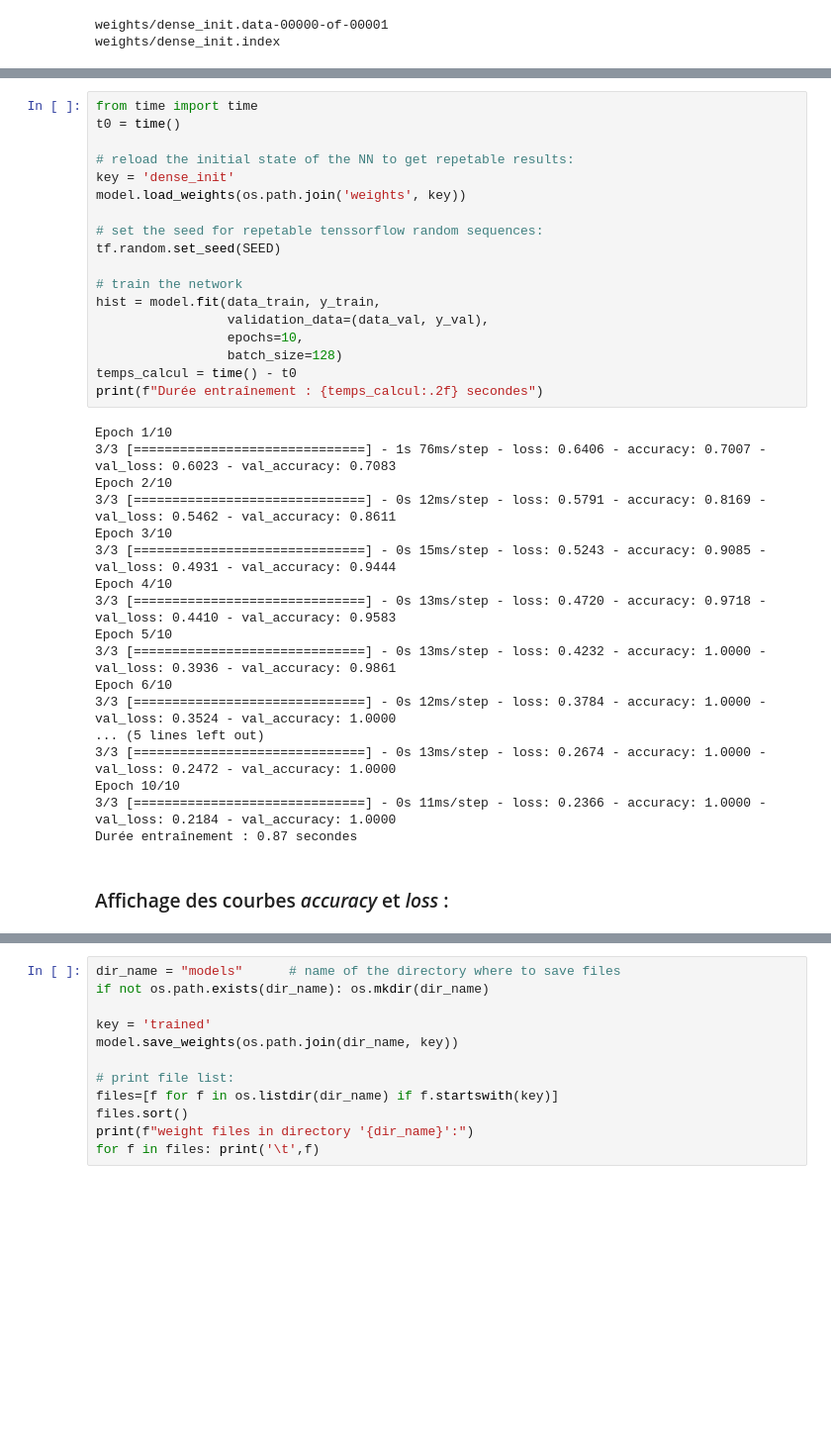
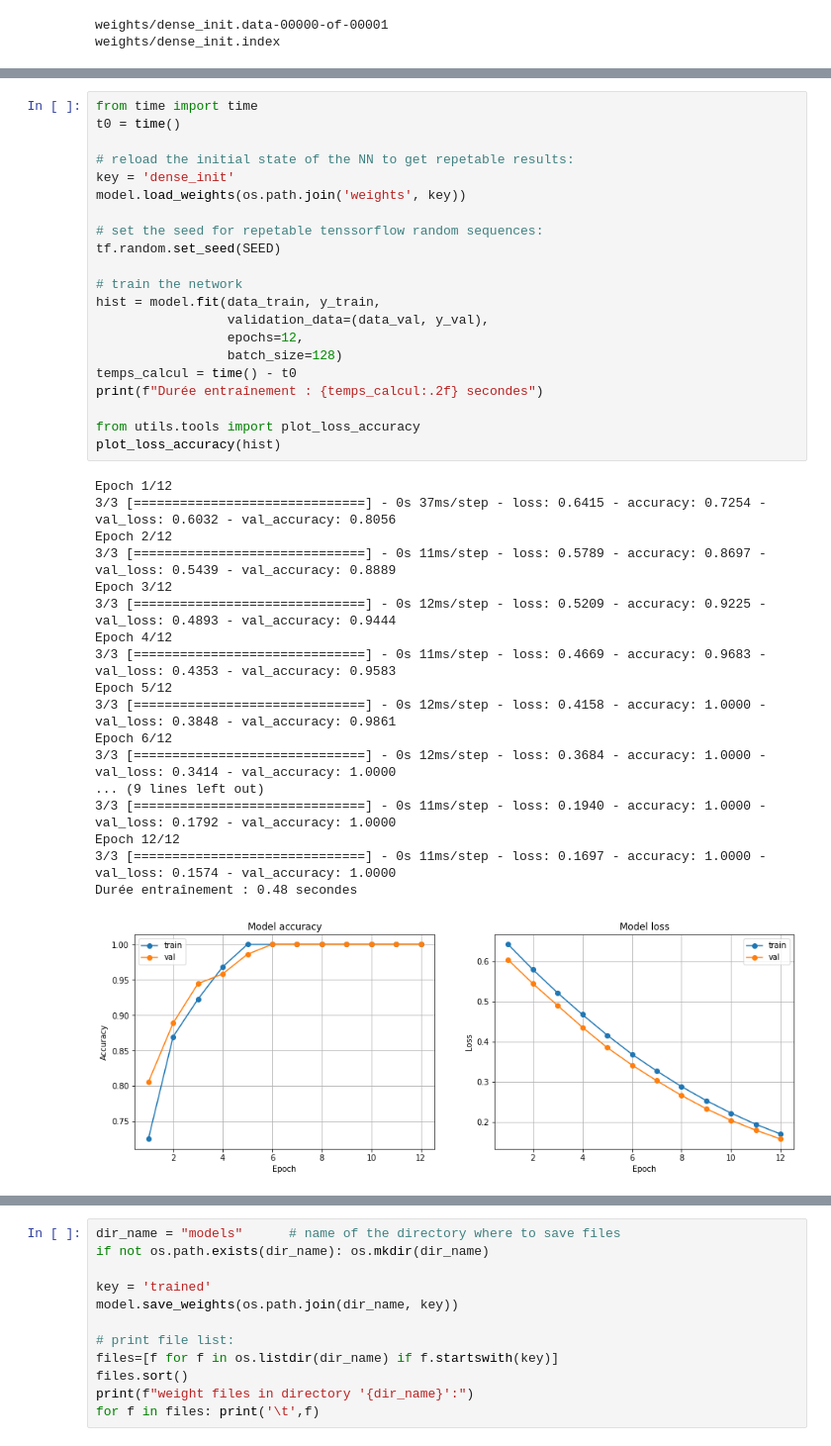
Before and after one commit to cjlux/APP-ML, a Jupyter notebook: APP-ML_2023/Drilling-Problem/ML-drilling_solution.ipynb, the cells around one changed output, grey strips where cells are left out. Shown at 99% size. Saved outputs shown, nothing was run; the diff lists cells and outputs as text; blank space fills up the shorter version.

```diff
--- a/APP-ML_2023/Drilling-Problem/ML-drilling_solution.ipynb
+++ b/APP-ML_2023/Drilling-Problem/ML-drilling_solution.ipynb
@@ -333,38 +387,40 @@ weights/dense_init.index
 # %%
 from time import time
 t0 = time()
 
 # reload the initial state of the NN to get repetable results:
 key = 'dense_init'
 model.load_weights(os.path.join('weights', key))
 
 # set the seed for repetable tenssorflow random sequences:
 tf.random.set_seed(SEED)
 
 # train the network
 hist = model.fit(data_train, y_train,
                  validation_data=(data_val, y_val),
-                 epochs=10,
+                 epochs=12,
                  batch_size=128)
 temps_calcul = time() - t0
 print(f"Durée entraînement : {temps_calcul:.2f} secondes")
+
+from utils.tools import plot_loss_accuracy
+plot_loss_accuracy(hist)
 # %% [output]
-Epoch 1/10
-3/3 [==============================] - 1s 76ms/step - loss: 0.6406 - accuracy: 0.7007 - val_loss: 0.6023 - val_accuracy: 0.7083
-Epoch 2/10
-3/3 [==============================] - 0s 12ms/step - loss: 0.5791 - accuracy: 0.8169 - val_loss: 0.5462 - val_accuracy: 0.8611
-Epoch 3/10
-3/3 [==============================] - 0s 15ms/step - loss: 0.5243 - accuracy: 0.9085 - val_loss: 0.4931 - val_accuracy: 0.9444
-Epoch 4/10
-3/3 [==============================] - 0s 13ms/step - loss: 0.4720 - accuracy: 0.9718 - val_loss: 0.4410 - val_accuracy: 0.9583
-Epoch 5/10
-3/3 [==============================] - 0s 13ms/step - loss: 0.4232 - accuracy: 1.0000 - val_loss: 0.3936 - val_accuracy: 0.9861
-Epoch 6/10
-3/3 [==============================] - 0s 12ms/step - loss: 0.3784 - accuracy: 1.0000 - val_loss: 0.3524 - val_accuracy: 1.0000
-... (5 lines left out)
-3/3 [==============================] - 0s 13ms/step - loss: 0.2674 - accuracy: 1.0000 - val_loss: 0.2472 - val_accuracy: 1.0000
-Epoch 10/10
-3/3 [==============================] - 0s 11ms/step - loss: 0.2366 - accuracy: 1.0000 - val_loss: 0.2184 - val_accuracy: 1.0000
-Durée entraînement : 0.87 secondes
+Epoch 1/12
+3/3 [==============================] - 0s 37ms/step - loss: 0.6415 - accuracy: 0.7254 - val_loss: 0.6032 - val_accuracy: 0.8056
+Epoch 2/12
+3/3 [==============================] - 0s 11ms/step - loss: 0.5789 - accuracy: 0.8697 - val_loss: 0.5439 - val_accuracy: 0.8889
+Epoch 3/12
+3/3 [==============================] - 0s 12ms/step - loss: 0.5209 - accuracy: 0.9225 - val_loss: 0.4893 - val_accuracy: 0.9444
+Epoch 4/12
+3/3 [==============================] - 0s 11ms/step - loss: 0.4669 - accuracy: 0.9683 - val_loss: 0.4353 - val_accuracy: 0.9583
+Epoch 5/12
+3/3 [==============================] - 0s 12ms/step - loss: 0.4158 - accuracy: 1.0000 - val_loss: 0.3848 - val_accuracy: 0.9861
+Epoch 6/12
+3/3 [==============================] - 0s 12ms/step - loss: 0.3684 - accuracy: 1.0000 - val_loss: 0.3414 - val_accuracy: 1.0000
+... (9 lines left out)
+3/3 [==============================] - 0s 11ms/step - loss: 0.1940 - accuracy: 1.0000 - val_loss: 0.1792 - val_accuracy: 1.0000
+Epoch 12/12
+3/3 [==============================] - 0s 11ms/step - loss: 0.1697 - accuracy: 1.0000 - val_loss: 0.1574 - val_accuracy: 1.0000
+Durée entraînement : 0.48 secondes
+[figure, added]
-# %% [markdown]
-### Affichage des courbes *accuracy* et *loss* :
```
Also changed, not shown: parts of 70 cells of this notebook, 17 other files.
